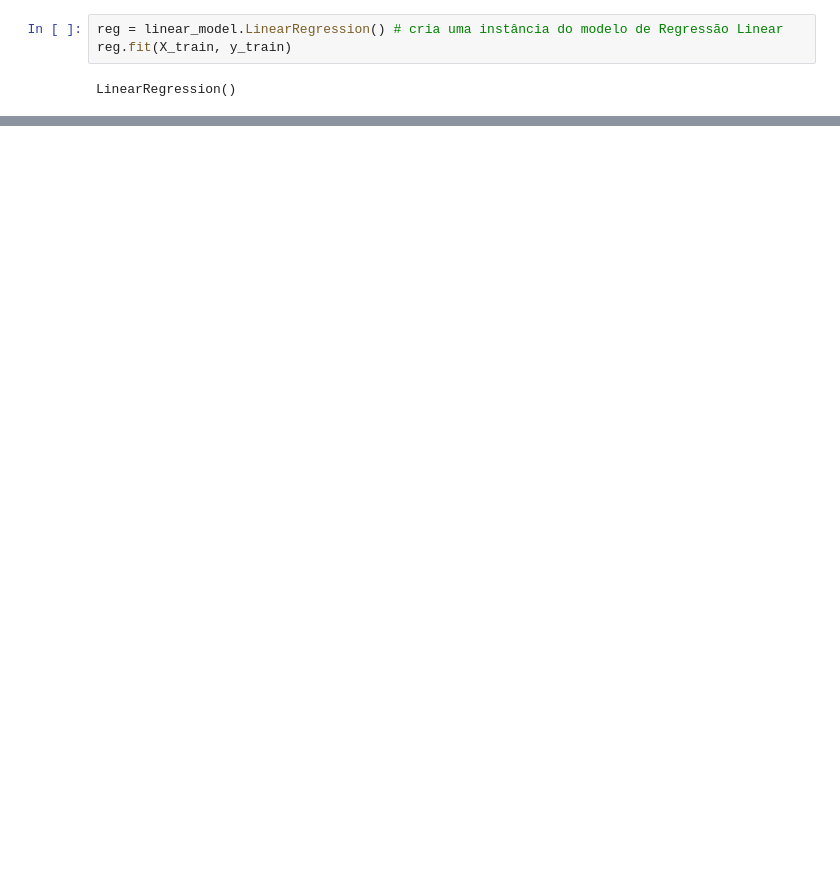
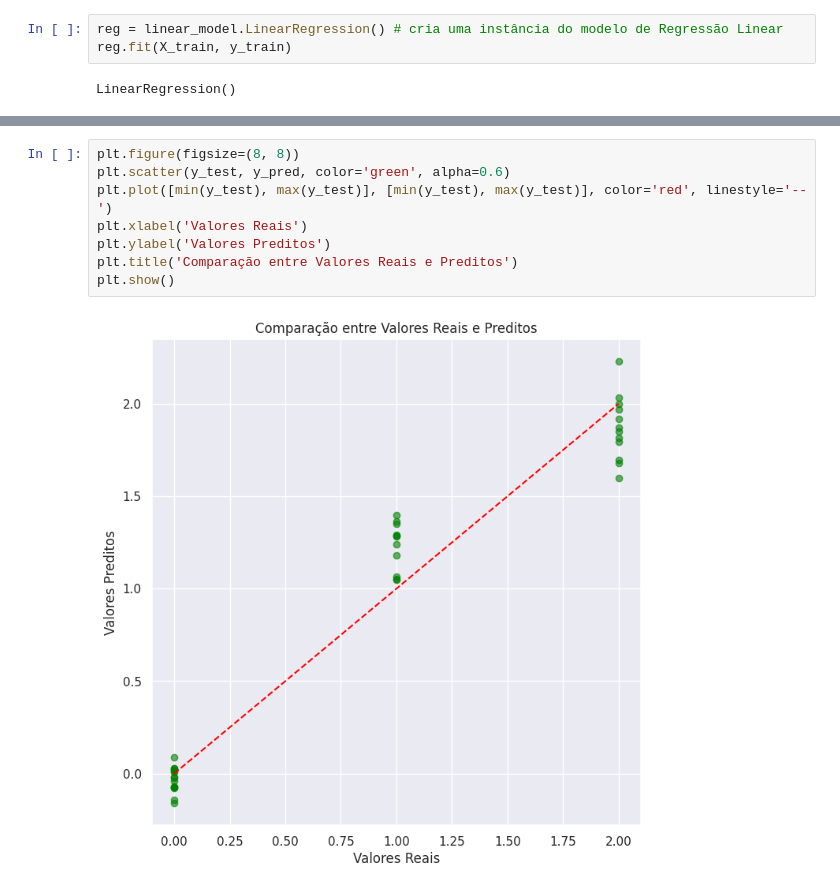
Before and after one commit to mascneto/IrisDataSet, a Jupyter notebook: Iris.ipynb, the cells around one changed output, grey strips where cells are left out. Cells and saved outputs as stored; diff of their text form; blank space fills up the shorter version.

```diff
--- a/Iris.ipynb
+++ b/Iris.ipynb
@@ -165,0 +220,10 @@ LinearRegression()
+# %%
+plt.figure(figsize=(8, 8))
+plt.scatter(y_test, y_pred, color='green', alpha=0.6)
+plt.plot([min(y_test), max(y_test)], [min(y_test), max(y_test)], color='red', linestyle='--')
+plt.xlabel('Valores Reais')
+plt.ylabel('Valores Preditos')
+plt.title('Comparação entre Valores Reais e Preditos')
+plt.show()
+# %% [output]
+[figure, added]
```
Also changed, not shown: parts of 16 cells of this notebook.
